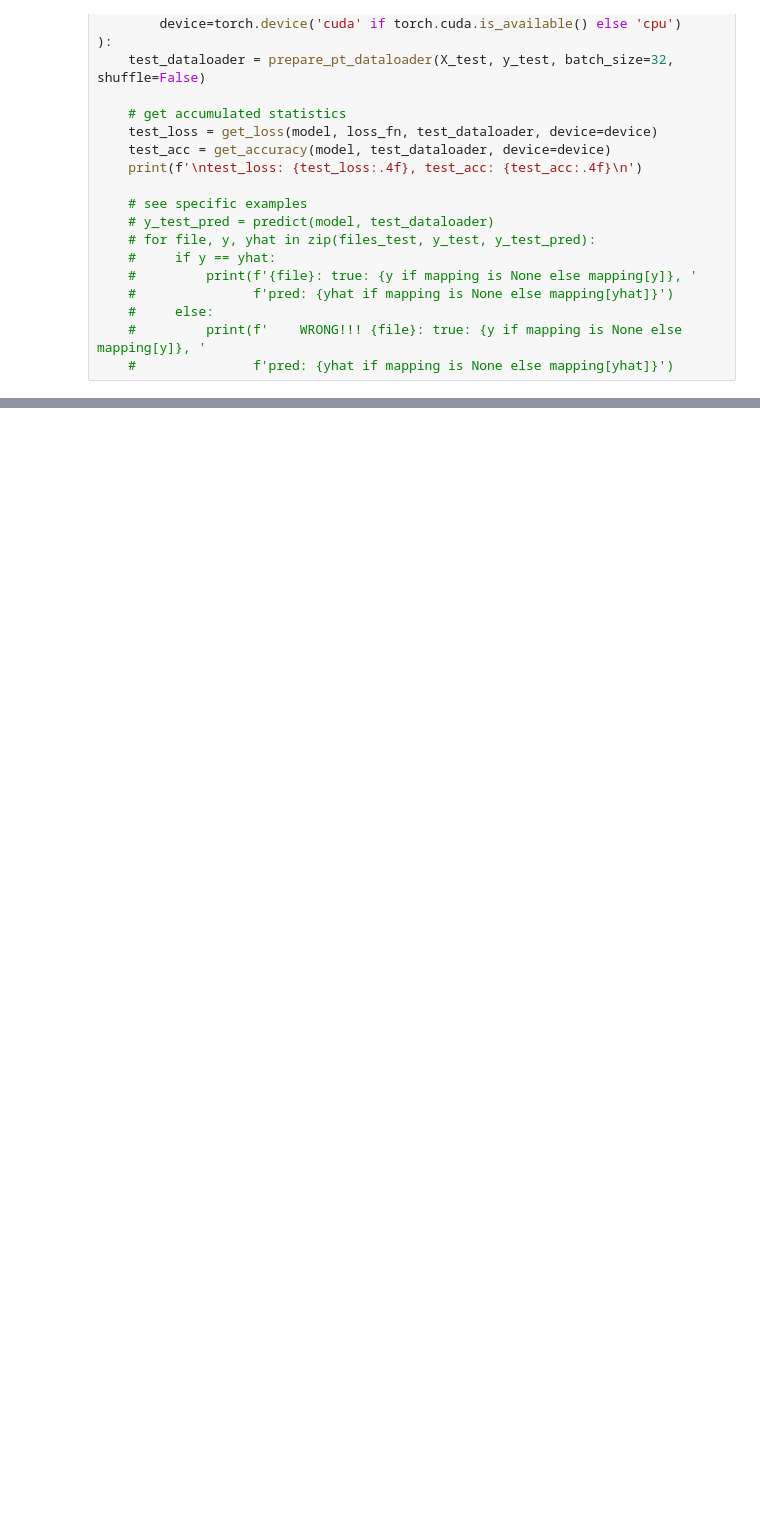
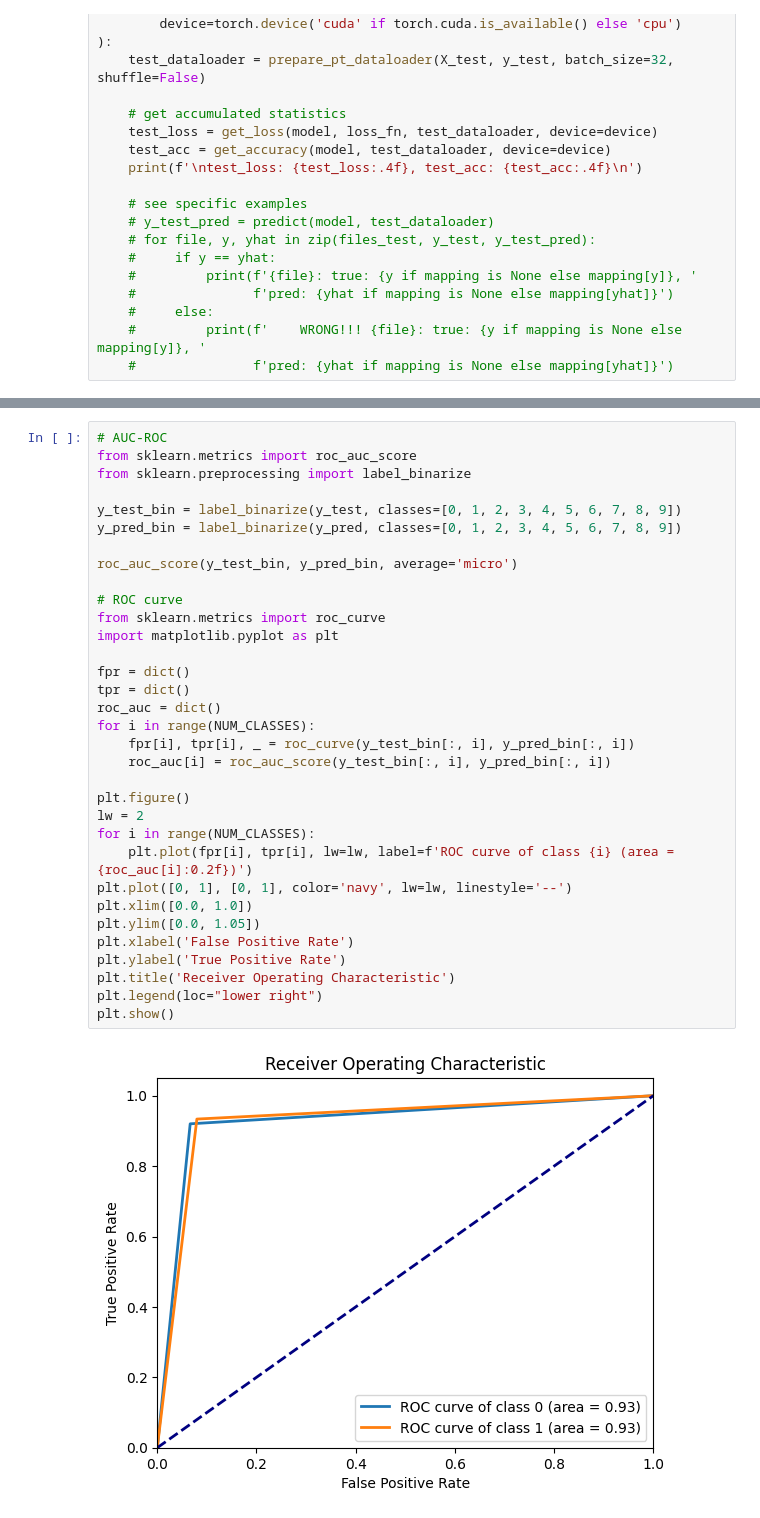
Before and after one commit to hugo-gclvs/kmutt_intership_project_v2, a Jupyter notebook: models/cnn2d/cnn2d_pt.ipynb, the cells around one changed output, grey strips where cells are left out. Saved outputs shown, nothing was run; the diff lists cells and outputs as text; blank space fills up the shorter version.

```diff
--- a/models/cnn2d/cnn2d_pt.ipynb
+++ b/models/cnn2d/cnn2d_pt.ipynb
@@ -370,0 +397,35 @@ Error:
+# %%
+# AUC-ROC
+from sklearn.metrics import roc_auc_score
+from sklearn.preprocessing import label_binarize
+
+y_test_bin = label_binarize(y_test, classes=[0, 1, 2, 3, 4, 5, 6, 7, 8, 9])
+y_pred_bin = label_binarize(y_pred, classes=[0, 1, 2, 3, 4, 5, 6, 7, 8, 9])
+
+roc_auc_score(y_test_bin, y_pred_bin, average='micro')
+
+# ROC curve
+from sklearn.metrics import roc_curve
+import matplotlib.pyplot as plt
+
+fpr = dict()
+tpr = dict()
+roc_auc = dict()
+for i in range(NUM_CLASSES):
+    fpr[i], tpr[i], _ = roc_curve(y_test_bin[:, i], y_pred_bin[:, i])
+    roc_auc[i] = roc_auc_score(y_test_bin[:, i], y_pred_bin[:, i])
+
+plt.figure()
+lw = 2
+for i in range(NUM_CLASSES):
+    plt.plot(fpr[i], tpr[i], lw=lw, label=f'ROC curve of class {i} (area = {roc_auc[i]:0.2f})')
+plt.plot([0, 1], [0, 1], color='navy', lw=lw, linestyle='--')
+plt.xlim([0.0, 1.0])
+plt.ylim([0.0, 1.05])
+plt.xlabel('False Positive Rate')
+plt.ylabel('True Positive Rate')
+plt.title('Receiver Operating Characteristic')
+plt.legend(loc="lower right")
+plt.show()
+# %% [output]
+[figure, added]
```
Also changed, not shown: parts of 7 cells of this notebook, 10 other files.
